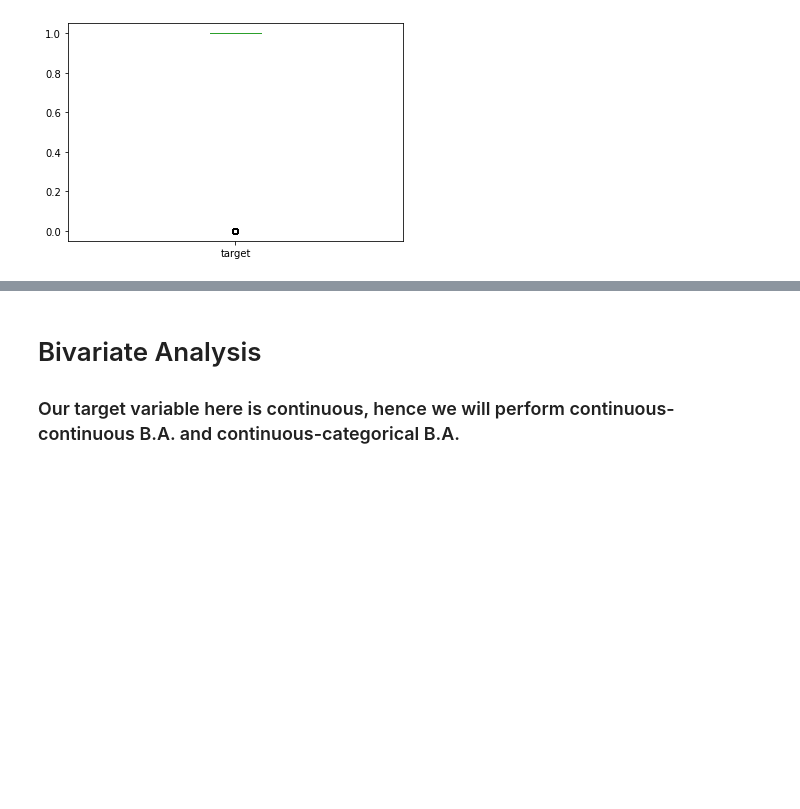
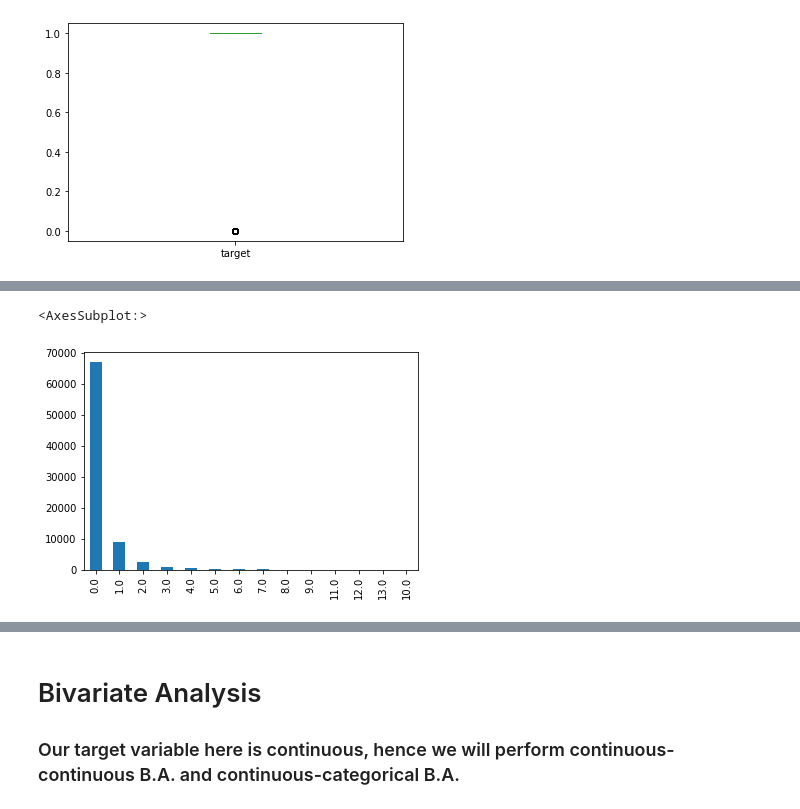
Before and after one commit to tanzeyl/Predicting-if-a-customer-will-default-for-their-next-premium, a Jupyter notebook: Main File.ipynb, the cells around one changed output, grey strips where cells are left out. Drawn from its saved outputs; the diff is of its cells as text; code cells hidden in the pictures; blank space fills up the shorter version.

```diff
--- a/Main File.ipynb
+++ b/Main File.ipynb
@@ -214,0 +263,5 @@ data["target"].plot.box()
+# %%
+data["Count_3-6_months_late"].value_counts().plot.bar()
+# %% [output]
+<AxesSubplot:>
+[figure, added]
```
Also changed, not shown: parts of 34 cells of this notebook.
